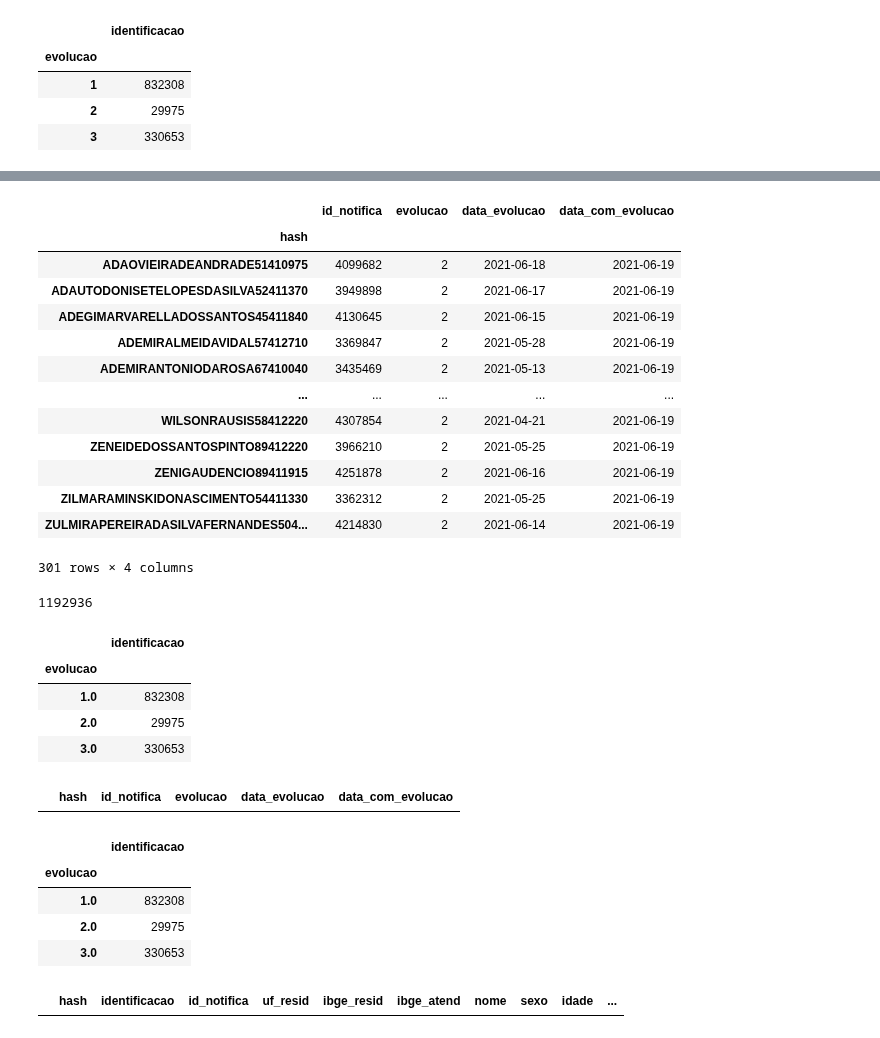
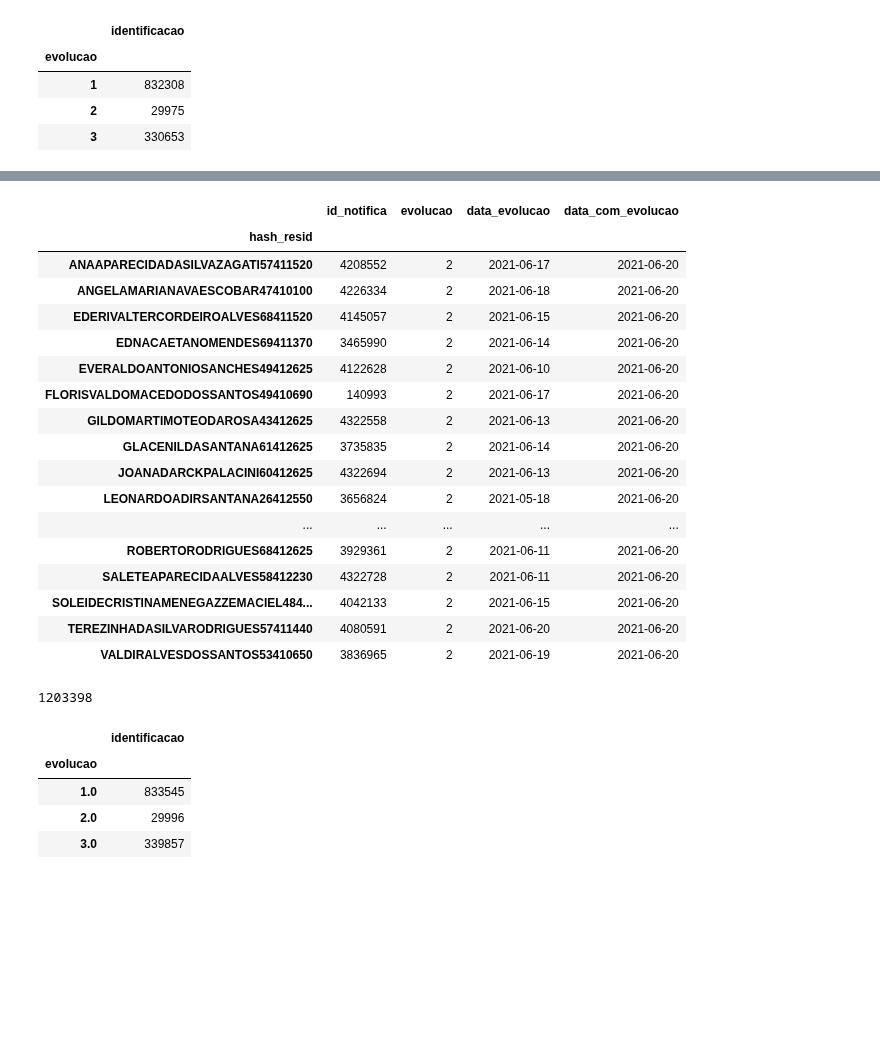
Before and after one commit to vinnylg/covid19datascience, a Jupyter notebook: notebooks/diario.ipynb, the cells around one changed output, grey strips where cells are left out. Drawn from its saved outputs; the diff is of its cells as text; code cells hidden in the pictures; blank space fills up the shorter version.

```diff
--- a/notebooks/diario.ipynb
+++ b/notebooks/diario.ipynb
@@ -58,6 +58,7 @@ Cookie:'13646********-****-****-****-************27d89'
 Select 44 columns
 "SELECT id, to_char(data_notificacao,'DD/MM/YYYY') AS data_notificacao, to_char(data_encerramento,'DD/MM/YYYY') AS data_encerramento, status_notificacao, origem, to_char(updated_at,'DD/MM/YYYY') AS up ...
 # %%
-# update_notifica = mb.download_notificacao('update_notifica', load=False, normalize=True)
-# update_notifica.save()
-# len(update_notifica.df)
+update_notifica = mb.download_notificacao('update_notifica', load=False, normalize=True)
+update_notifica.hashes()
+update_notifica.save(replace=True)
+len(update_notifica.df)
@@ -64,8 +84,9 @@ Select 44 columns
 # %%
 notifica = Notifica()
 notifica.load()
+notifica.update(update_notifica.df)
+notifica.hashes()
 notifica.check_duplicates()
-# notifica.update(update_notifica.df)
 notifica.save(replace=True)
 casos_notifica = notifica.df
 len(notifica.df)
@@ -83,11 +106,7 @@ saving Notifica to pkl time elepsed:00:00:17
-# %%
-casos_notifica = casos_notifica.loc[(casos_notifica['data_diagnostico'].notna())&(~casos_notifica['duplicated'])]
-len(casos_notifica)
 # %%
 casos_notifica = pd.merge(casos_notifica.rename(columns={'ibge_residencia':'ibge'}),municipios[['ibge','rs','mun_resid','uf','municipio']],on='ibge',how='left').rename(columns={'ibge':'ibge_residencia'})
 casos_notifica = pd.merge(casos_notifica.rename(columns={'ibge_unidade_notifica':'ibge'}),municipios[['ibge','mun_resid']].rename(columns={'mun_resid':'mun_atend'}),on='ibge',how='left').rename(columns={'ibge':'ibge_unidade_notifica'})
-casos_notifica = casos_notifica.loc[casos_notifica['rs'].notna()]
-casos_notifica = casos_notifica.loc[casos_notifica['pais_residencia']==1]
+casos_notifica = casos_notifica.loc[(casos_notifica['data_diagnostico'].notna())&(~casos_notifica['duplicated'])&(casos_notifica['pais_residencia']==1)&(casos_notifica['mun_resid'].notna())]
 
 casos_notifica = pd.merge(casos_notifica,pd.read_csv(join(root,'resources','tables','exame.csv')).rename(columns={'exame':'exame_name','id':'exame'}), on='exame', how='left')
 
@@ -95,5 +114,6 @@ casos_notifica = casos_notifica.loc[casos_notifica['sexo']!=3]
 casos_notifica.loc[casos_notifica['sexo']==1,'sexo'] = 'M'
 casos_notifica.loc[casos_notifica['sexo']==2,'sexo'] = 'F'
 
-len(casos_notifica)
+print(len(casos_notifica))
+notifica.df.dtypes
 # %% [output]
@@ -535,62 +575,47 @@ casos_confirmados.loc[casos_confirmados['hash'].isin(novos_obitos['hash'])]
 # %%
 novos_obitos = novos_obitos.rename(columns={
     'id': 'id_notifica',
     'data_cura_obito': 'data_evolucao',
     'paciente':'nome'
 })
 
 novos_obitos['data_com_evolucao'] = pd.to_datetime(date.today())
 novos_obitos['evolucao'] = 2
 
-novos_obitos = novos_obitos[['hash','id_notifica','evolucao','data_evolucao','data_com_evolucao']]
-novos_obitos = novos_obitos.set_index('hash')
+novos_obitos = novos_obitos[['hash_resid','id_notifica','evolucao','data_evolucao','data_com_evolucao']]
+novos_obitos = novos_obitos.set_index('hash_resid')
 novos_obitos
 # %% [output]
 |  | id_notifica | evolucao | data_evolucao | data_com_evolucao |
-| hash |  |  |  |  |
-| ADAOVIEIRADEANDRADE51410975 | 4099682 | 2 | 2021-06-18 | 2021-06-19 |
-| ADAUTODONISETELOPESDASILVA52411370 | 3949898 | 2 | 2021-06-17 | 2021-06-19 |
-| ADEGIMARVARELLADOSSANTOS45411840 | 4130645 | 2 | 2021-06-15 | 2021-06-19 |
-| ADEMIRALMEIDAVIDAL57412710 | 3369847 | 2 | 2021-05-28 | 2021-06-19 |
-| ADEMIRANTONIODAROSA67410040 | 3435469 | 2 | 2021-05-13 | 2021-06-19 |
+| hash_resid |  |  |  |  |
+| ANAAPARECIDADASILVAZAGATI57411520 | 4208552 | 2 | 2021-06-17 | 2021-06-20 |
+| ANGELAMARIANAVAESCOBAR47410100 | 4226334 | 2 | 2021-06-18 | 2021-06-20 |
+| EDERIVALTERCORDEIROALVES68411520 | 4145057 | 2 | 2021-06-15 | 2021-06-20 |
+| EDNACAETANOMENDES69411370 | 3465990 | 2 | 2021-06-14 | 2021-06-20 |
+| EVERALDOANTONIOSANCHES49412625 | 4122628 | 2 | 2021-06-10 | 2021-06-20 |
+| FLORISVALDOMACEDODOSSANTOS49410690 | 140993 | 2 | 2021-06-17 | 2021-06-20 |
+| GILDOMARTIMOTEODAROSA43412625 | 4322558 | 2 | 2021-06-13 | 2021-06-20 |
+| GLACENILDASANTANA61412625 | 3735835 | 2 | 2021-06-14 | 2021-06-20 |
+| JOANADARCKPALACINI60412625 | 4322694 | 2 | 2021-06-13 | 2021-06-20 |
+| LEONARDOADIRSANTANA26412550 | 3656824 | 2 | 2021-05-18 | 2021-06-20 |
 | ... | ... | ... | ... | ... |
-| WILSONRAUSIS58412220 | 4307854 | 2 | 2021-04-21 | 2021-06-19 |
-| ZENEIDEDOSSANTOSPINTO89412220 | 3966210 | 2 | 2021-05-25 | 2021-06-19 |
-| ZENIGAUDENCIO89411915 | 4251878 | 2 | 2021-06-16 | 2021-06-19 |
-| ZILMARAMINSKIDONASCIMENTO54411330 | 3362312 | 2 | 2021-05-25 | 2021-06-19 |
-| ZULMIRAPEREIRADASILVAFERNANDES504... | 4214830 | 2 | 2021-06-14 | 2021-06-19 |
+| ROBERTORODRIGUES68412625 | 3929361 | 2 | 2021-06-11 | 2021-06-20 |
+| SALETEAPARECIDAALVES58412230 | 4322728 | 2 | 2021-06-11 | 2021-06-20 |
+| SOLEIDECRISTINAMENEGAZZEMACIEL484... | 4042133 | 2 | 2021-06-15 | 2021-06-20 |
+| TEREZINHADASILVARODRIGUES57411440 | 4080591 | 2 | 2021-06-20 | 2021-06-20 |
+| VALDIRALVESDOSSANTOS53410650 | 3836965 | 2 | 2021-06-19 | 2021-06-20 |
-301 rows × 4 columns
 # %%
-casos_confirmados = casos_confirmados.set_index('hash')
+casos_confirmados = casos_confirmados.set_index('hash_resid')
 casos_confirmados.update(novos_obitos)
 casos_confirmados.reset_index(inplace=True)
 
 print(len(casos_confirmados))
 casos_confirmados[['identificacao','evolucao']].groupby('evolucao').count()
 # %% [output]
-1192936
+1203398
 |  | identificacao |
 | evolucao |  |
-| 1.0 | 832308 |
-| 2.0 | 29975 |
-| 3.0 | 330653 |
+| 1.0 | 833545 |
+| 2.0 | 29996 |
+| 3.0 | 339857 |
-# %%
-novos_obitos = novos_obitos.reset_index()
-novos_obitos.loc[novos_obitos.duplicated('hash',keep=False)]
-# %% [output]
-|  | hash | id_notifica | evolucao | data_evolucao | data_com_evolucao |
-# %%
-casos_confirmados[['identificacao','evolucao']].groupby('evolucao').count()
-# %% [output]
-|  | identificacao |
-| evolucao |  |
-| 1.0 | 832308 |
-| 2.0 | 29975 |
-| 3.0 | 330653 |
-# %%
-# cc.df = casos_confirmados[['identificacao','id_notifica','uf_resid','ibge_resid','ibge_atend','nome','sexo','idade','laboratorio','dt_diag','comunicacao','is','evolucao','data_evolucao','data_com_evolucao','hash','hash_less','hash_more','hash_atend','hash_less_atend','hash_more_atend','hash_diag']]
-# cc.df
-casos_confirmados.loc[casos_confirmados['hash'].isin(novos_obitos.index.tolist())]
-# %% [output]
-|  | hash | identificacao | id_notifica | uf_resid | ibge_resid | ibge_atend | nome | sexo | idade | ... |
 # %%
```
Also changed, not shown: parts of 40 cells of this notebook, 2 other files.
